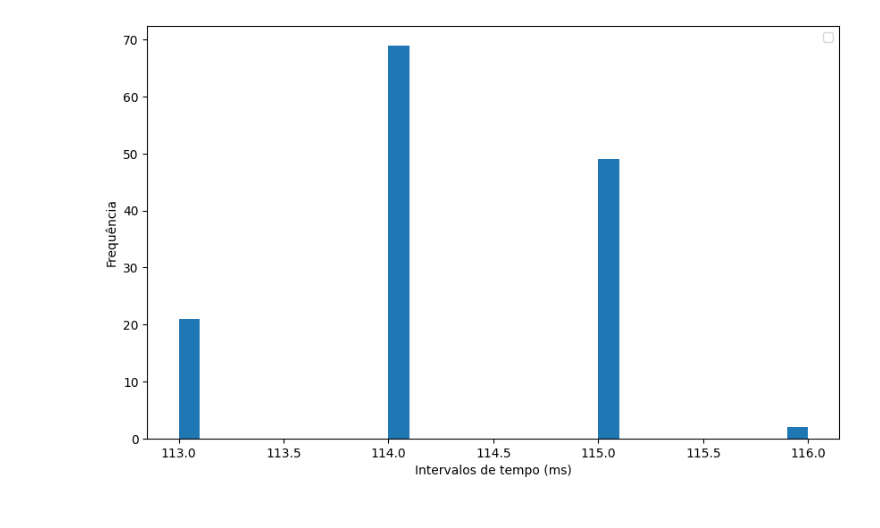
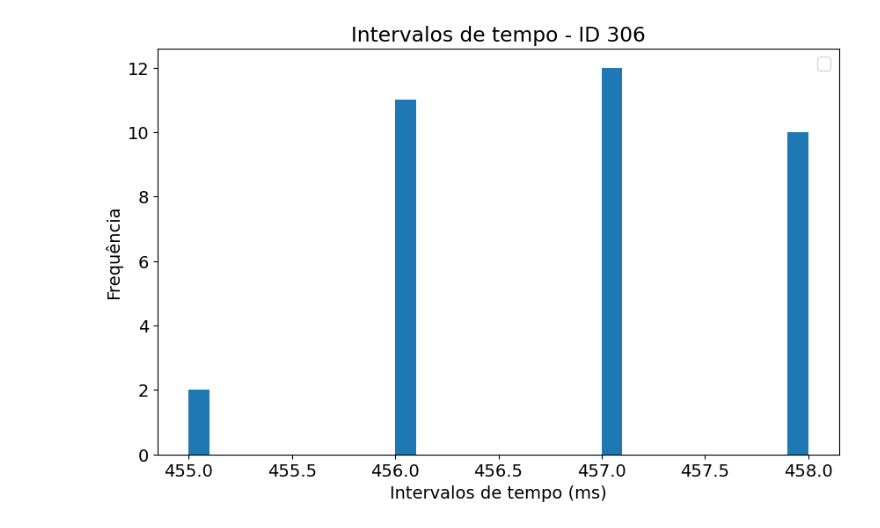
Before and after one commit to Tesla-UFMG/Data-Analysis, a Jupyter notebook: CAN_Analysis.ipynb, the cells around one changed output. Cells and saved outputs as stored; diff of their text form; code cells hidden in the pictures.

Commit message:
add analise por ID

```diff
--- a/CAN_Analysis.ipynb
+++ b/CAN_Analysis.ipynb
@@ -1,3 +1,5 @@
+# %%
+CHOSEN_ID = 306
 # %%
 import pandas as pd
 import numpy as np
@@ -5,11 +7,18 @@ import matplotlib.pyplot as plt
 import numpy as np
 import math
 
-plt.rcParams.update({'font.size': 10}) # Set global font size to 18
+plt.rcParams.update({'font.size': 14})
+plt.rcParams['figure.figsize'] = (10, 6)
 
-dataset_path = "./data/raw_can_data"
+dataset_path = "./data/raw_can_data/1508_031226_parado_giro_parado.txt"
+
 
 columns = ['id', 'timestamp', 'byte0', 'byte1', 'byte2', 'byte3', 'byte4', 'byte5', 'byte6', 'byte7']
-giro_parado_giro = pd.read_csv(f'{dataset_path}/1508_031226_parado_giro_parado.txt', header=None, names=columns)
-giro_parado_giro.head(10)
+df = pd.read_csv(dataset_path, header=None, names=columns)
+print(f"{df.shape[0]} observações em {(df.tail(1)['timestamp'].to_numpy()[0] - df.head(1)['timestamp'].to_numpy()[0]) /1000} segundos")
+
+id_data = df[df['id'] == CHOSEN_ID]
+print(f"ID {CHOSEN_ID}: {df.shape[0]} observações")
+
+id_data.tail(10)
 # %% [output]
@@ -58,0 +38,12 @@ plt.show()
+# %%
+# analisa os bytes do ID 95
+
+for i in range(2, id_data.shape[1]):
+    plt.plot(id_data['timestamp'], id_data.iloc[:,i], label=f"Byte {i - 2}")
+
+plt.xlabel('tempo (ms)')
+plt.ylabel('Valor do Byte')
+plt.title(f'Bytes do ID {CHOSEN_ID}')
+
+plt.legend()
+plt.show()
@@ -59,24 +52,20 @@ plt.show()
 # %%
-# analise de temporização - ECU
-left_motor = giro_parado_giro[giro_parado_giro['id'] == 95]
 
 time_intervals = []
 
-for i in range(1, left_motor['timestamp'].shape[0]):
-    time_intervals.append(left_motor['timestamp'].iloc[i] - left_motor['timestamp'].iloc[i-1])
+for i in range(1, id_data['timestamp'].shape[0]):
+    time_intervals.append(id_data['timestamp'].iloc[i] - id_data['timestamp'].iloc[i-1])
 
-plt.figure(figsize=(10,6))
 plt.hist(time_intervals, bins=30)
-
-# Add labels and title
 
 plt.xlabel('Intervalos de tempo (ms)')
 plt.ylabel('Frequência')
+plt.title(f'Intervalos de tempo - ID {CHOSEN_ID}')
 
 # Add a legend
 plt.legend()
 
 # Display the plot
 plt.show()
 # %% [output]
-[figure, old version]
+[figure, new version]
```
Also changed, not shown: parts of 5 cells of this notebook.
